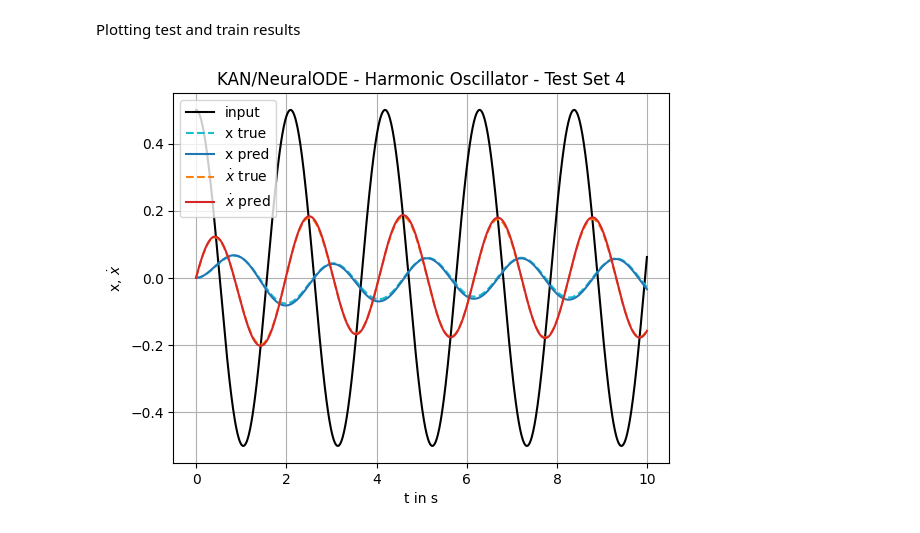
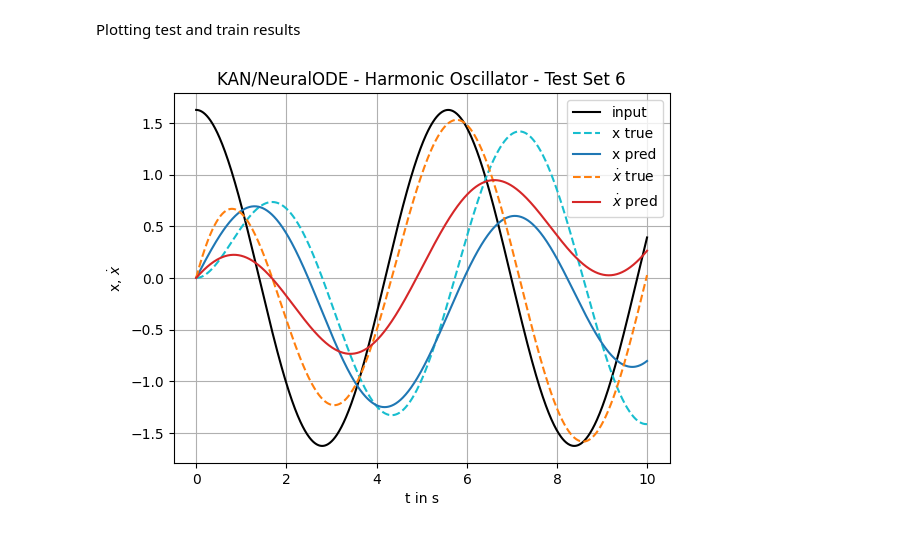
Before and after one commit to San4DLR/surrogate-modelling, a Jupyter notebook: tutorials/harmonic_oscillator.ipynb, the cells around one changed output. Cells and saved outputs as stored; diff of their text form; code cells hidden in the pictures.

```diff
--- a/tutorials/harmonic_oscillator.ipynb
+++ b/tutorials/harmonic_oscillator.ipynb
@@ -120,6 +121,6 @@ def plot(no, times, inps, outs, pred):
 # %% [markdown]
 Plotting test and train results
-# %%
-plot(4, times, inps, outs, pred)
-# %% [output]
-[figure, removed]
+# %%
+plot(6, times, inps, outs, pred)
+# %% [output]
+[figure, added]
```
Also changed, not shown: parts of 6 cells of this notebook, 59 other files.
